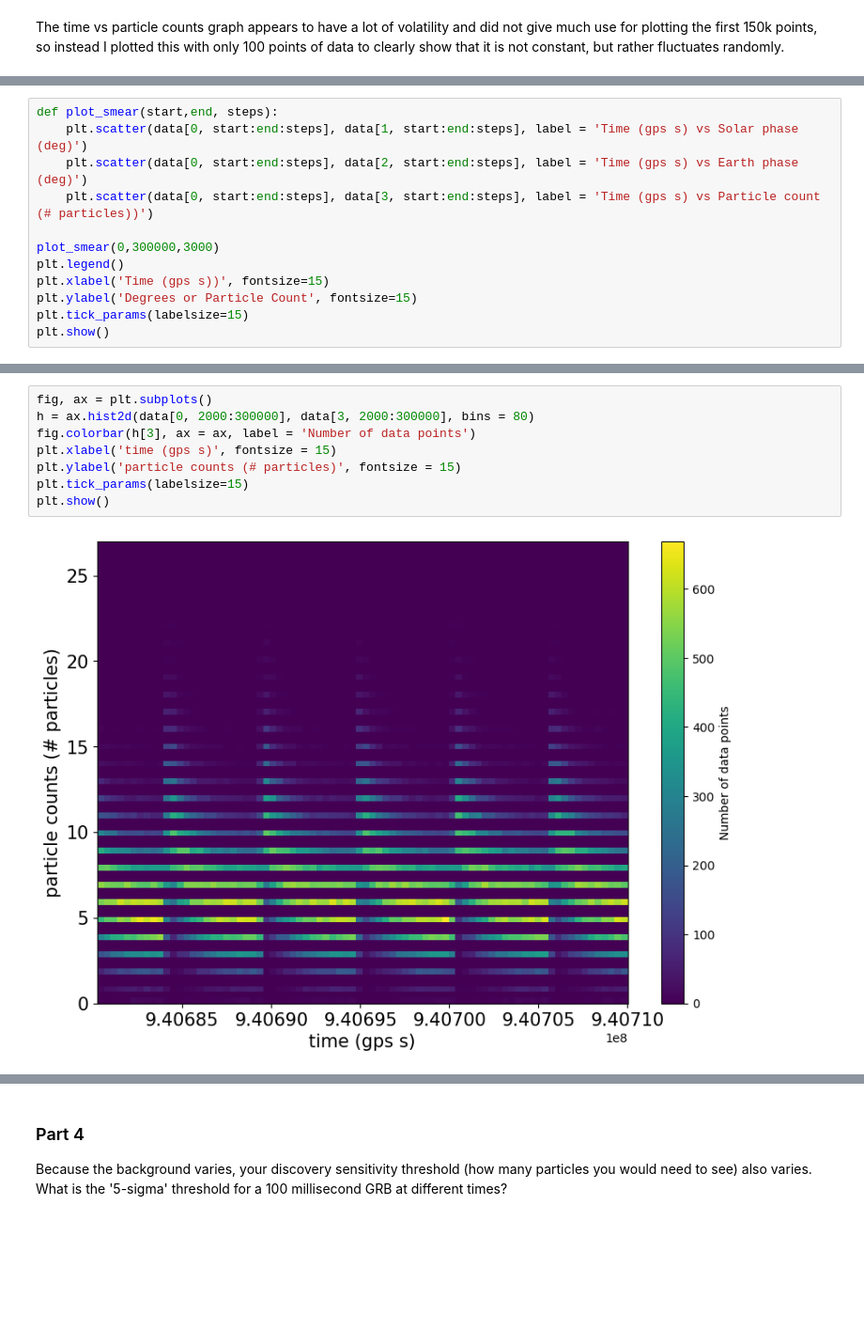
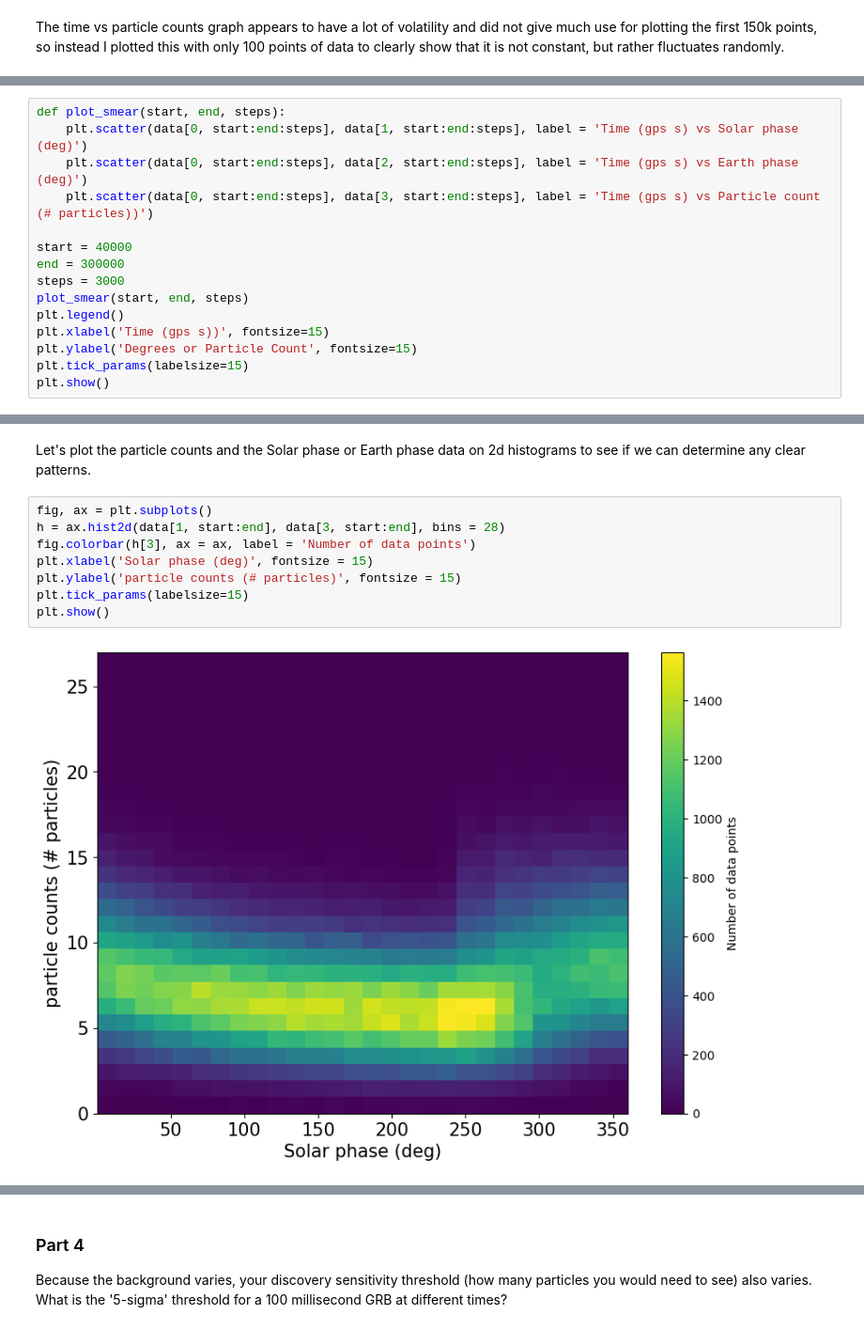
Before and after one commit to jenniv27/phys434, a Jupyter notebook: Labs/Lab4.ipynb, the cells around one changed output, grey strips where cells are left out. Shown at 94% size. Cells and saved outputs as stored; diff of their text form; blank space fills up the shorter version.

Commit message:
finished most of problem 1, started prob 2

```diff
--- a/Labs/Lab4.ipynb
+++ b/Labs/Lab4.ipynb
@@ -75,10 +76,13 @@ I'd like to explore how the background changes. Let's try smearing the data, to
 # %%
-def plot_smear(start,end, steps):
+def plot_smear(start, end, steps):
     plt.scatter(data[0, start:end:steps], data[1, start:end:steps], label = 'Time (gps s) vs Solar phase (deg)')
     plt.scatter(data[0, start:end:steps], data[2, start:end:steps], label = 'Time (gps s) vs Earth phase (deg)')
     plt.scatter(data[0, start:end:steps], data[3, start:end:steps], label = 'Time (gps s) vs Particle count (# particles))')
 
-plot_smear(0,300000,3000)
+start = 40000
+end = 300000
+steps = 3000
+plot_smear(start, end, steps)
 plt.legend()
 plt.xlabel('Time (gps s))', fontsize=15)
 plt.ylabel('Degrees or Particle Count', fontsize=15)
@@ -95,10 +99,12 @@ Let's plot the particle count vs time (gps seconds) on a 2d histogram to see if
+# %% [markdown]
+Let's plot the particle counts and the Solar phase or Earth phase data on 2d histograms to see if we can determine any clear patterns.
 # %%
 fig, ax = plt.subplots()
-h = ax.hist2d(data[0, 2000:300000], data[3, 2000:300000], bins = 80)
+h = ax.hist2d(data[1, start:end], data[3, start:end], bins = 28)
 fig.colorbar(h[3], ax = ax, label = 'Number of data points')
-plt.xlabel('time (gps s)', fontsize = 15)
+plt.xlabel('Solar phase (deg)', fontsize = 15)
 plt.ylabel('particle counts (# particles)', fontsize = 15)
 plt.tick_params(labelsize=15)
 plt.show()
 # %% [output]
-[figure, old version]
+[figure, new version]
```
Also changed, not shown: parts of 31 cells of this notebook.
